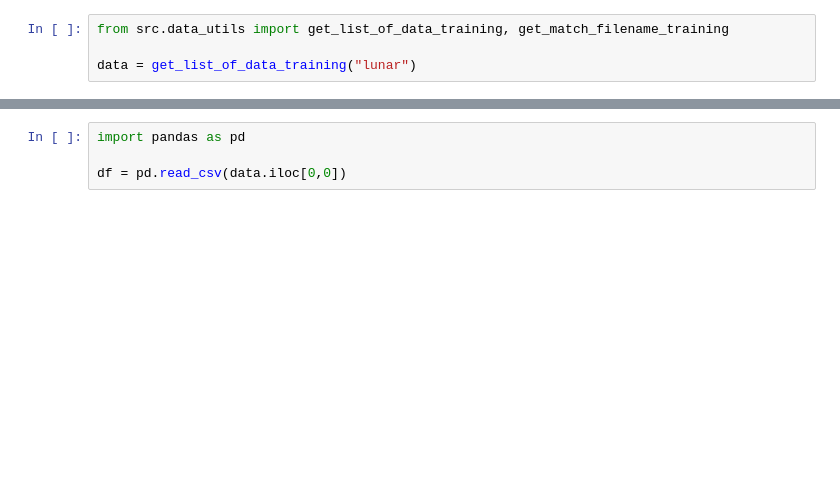
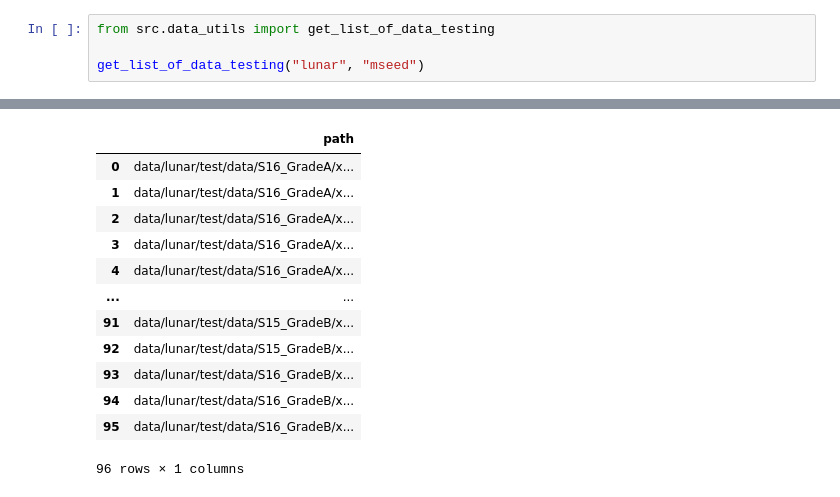
Before and after one commit to ManuLasker/the-outlier-society-spaceapps, a Jupyter notebook: test.ipynb, the cells around one changed output, grey strips where cells are left out. Drawn from its saved outputs; the diff is of its cells as text; blank space fills up the shorter version.

```diff
--- a/test.ipynb
+++ b/test.ipynb
@@ -1,5 +1,5 @@
 # %%
-from src.data_utils import get_list_of_data_training, get_match_filename_training
+from src.data_utils import get_list_of_data_testing
 
-data = get_list_of_data_training("lunar")
+get_list_of_data_testing("lunar", "mseed")
 # %% [output]
@@ -21,4 +17,13 @@ data = get_list_of_data_training("lunar")
+|  | path |
+| 0 | data/lunar/test/data/S16_GradeA/x... |
+| 1 | data/lunar/test/data/S16_GradeA/x... |
+| 2 | data/lunar/test/data/S16_GradeA/x... |
+| 3 | data/lunar/test/data/S16_GradeA/x... |
+| 4 | data/lunar/test/data/S16_GradeA/x... |
+| ... | ... |
+| 91 | data/lunar/test/data/S15_GradeB/x... |
+| 92 | data/lunar/test/data/S15_GradeB/x... |
+| 93 | data/lunar/test/data/S16_GradeB/x... |
+| 94 | data/lunar/test/data/S16_GradeB/x... |
+| 95 | data/lunar/test/data/S16_GradeB/x... |
+96 rows × 1 columns
-# %%
-import pandas as pd
-
-df = pd.read_csv(data.iloc[0,0])
```
Also changed, not shown: parts of 3 cells of this notebook, 5 other files.
